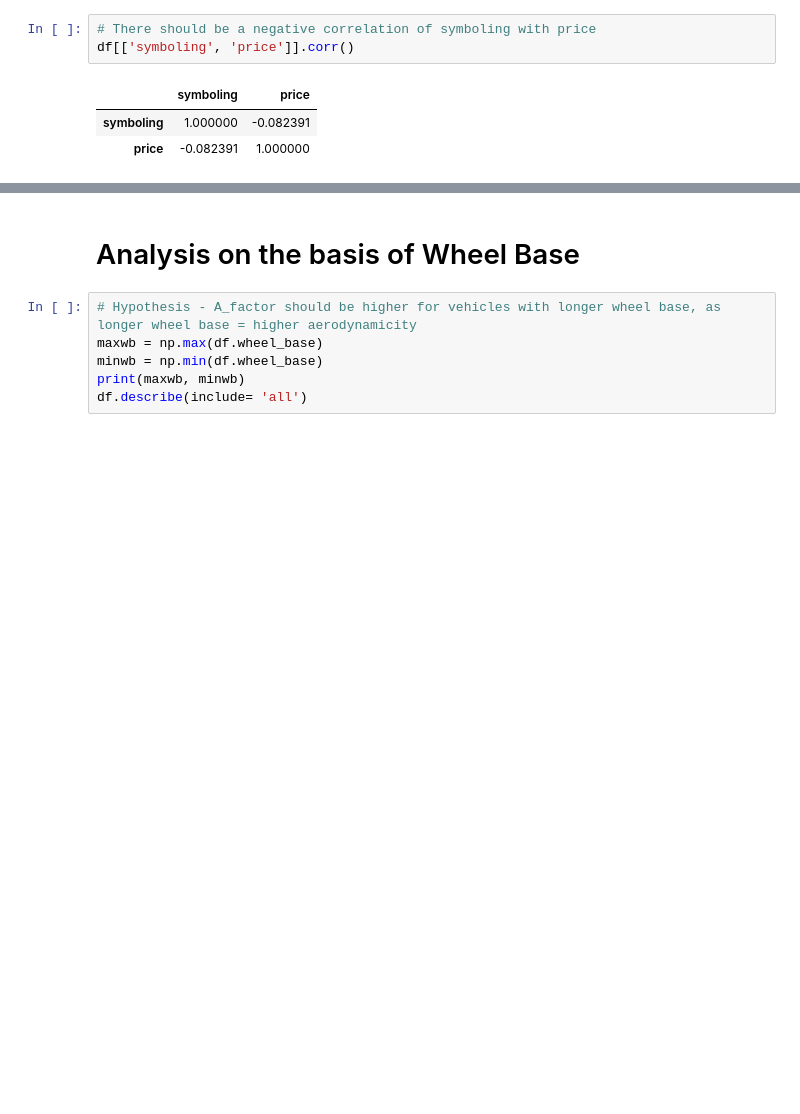
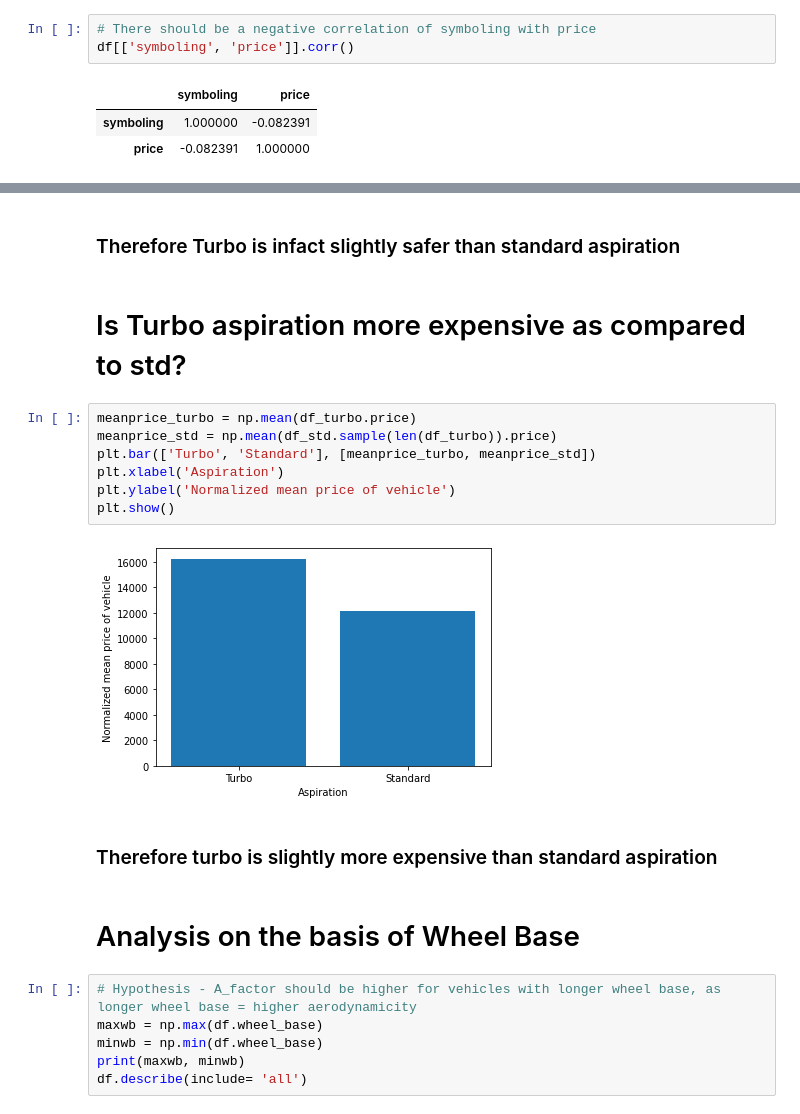
Before and after one commit to aryan-shrivastava09/HenryHarvinDSP, a Jupyter notebook: AutomobileAnalysis.ipynb, the cells around one changed output, grey strips where cells are left out. Drawn from its saved outputs; the diff is of its cells as text; blank space fills up the shorter version.

```diff
--- a/AutomobileAnalysis.ipynb
+++ b/AutomobileAnalysis.ipynb
@@ -151,3 +172,18 @@ df[['symboling', 'price']].corr()
+# %% [markdown]
+### Therefore Turbo is infact slightly safer than standard aspiration
+# %% [markdown]
+# Is Turbo aspiration more expensive as compared to std?
+# %%
+meanprice_turbo = np.mean(df_turbo.price)
+meanprice_std = np.mean(df_std.sample(len(df_turbo)).price)
+plt.bar(['Turbo', 'Standard'], [meanprice_turbo, meanprice_std])
+plt.xlabel('Aspiration')
+plt.ylabel('Normalized mean price of vehicle')
+plt.show()
+# %% [output]
+[figure, added]
+# %% [markdown]
+### Therefore turbo is slightly more expensive than standard aspiration
 # %% [markdown]
 # Analysis on the basis of Wheel Base
 # %%
```
Also changed, not shown: parts of 5 cells of this notebook, 35 other files.
